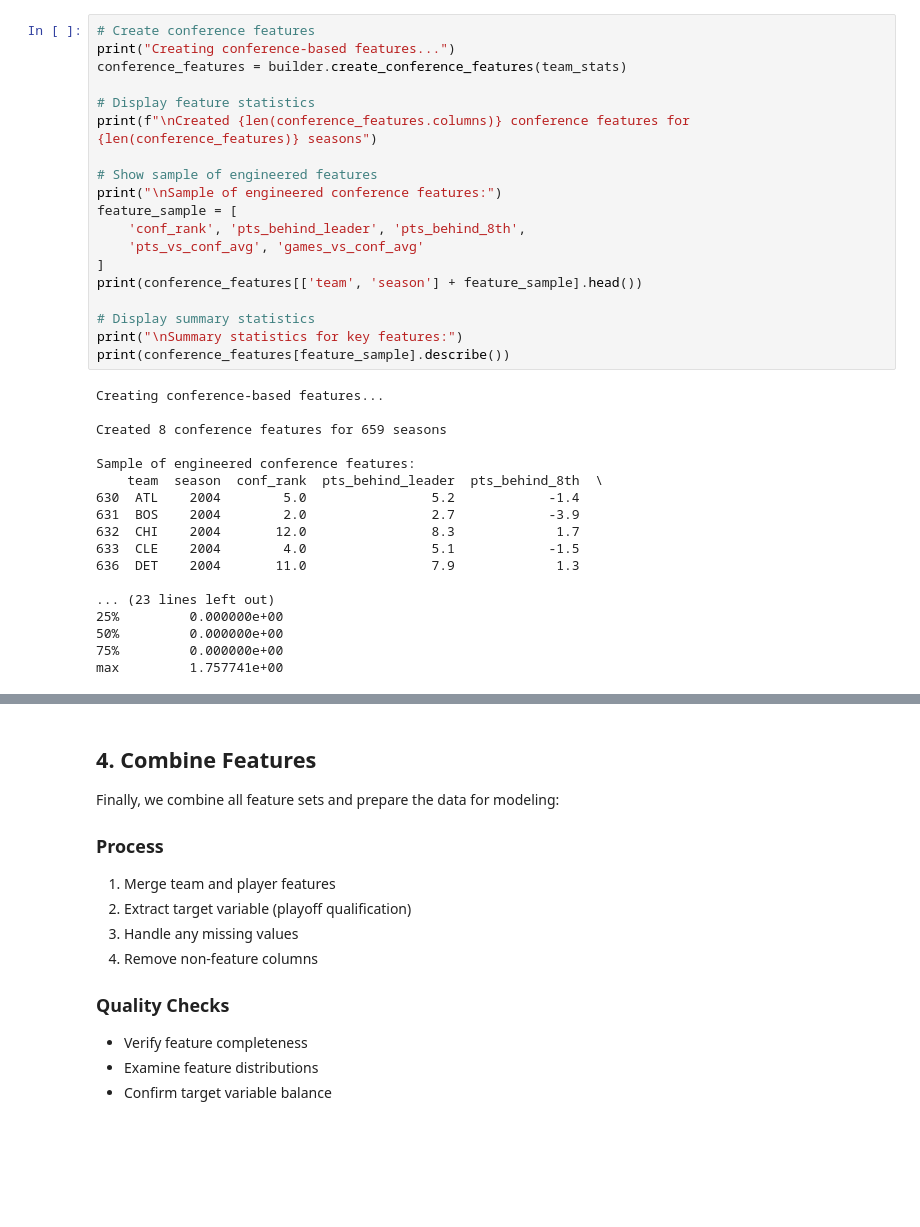
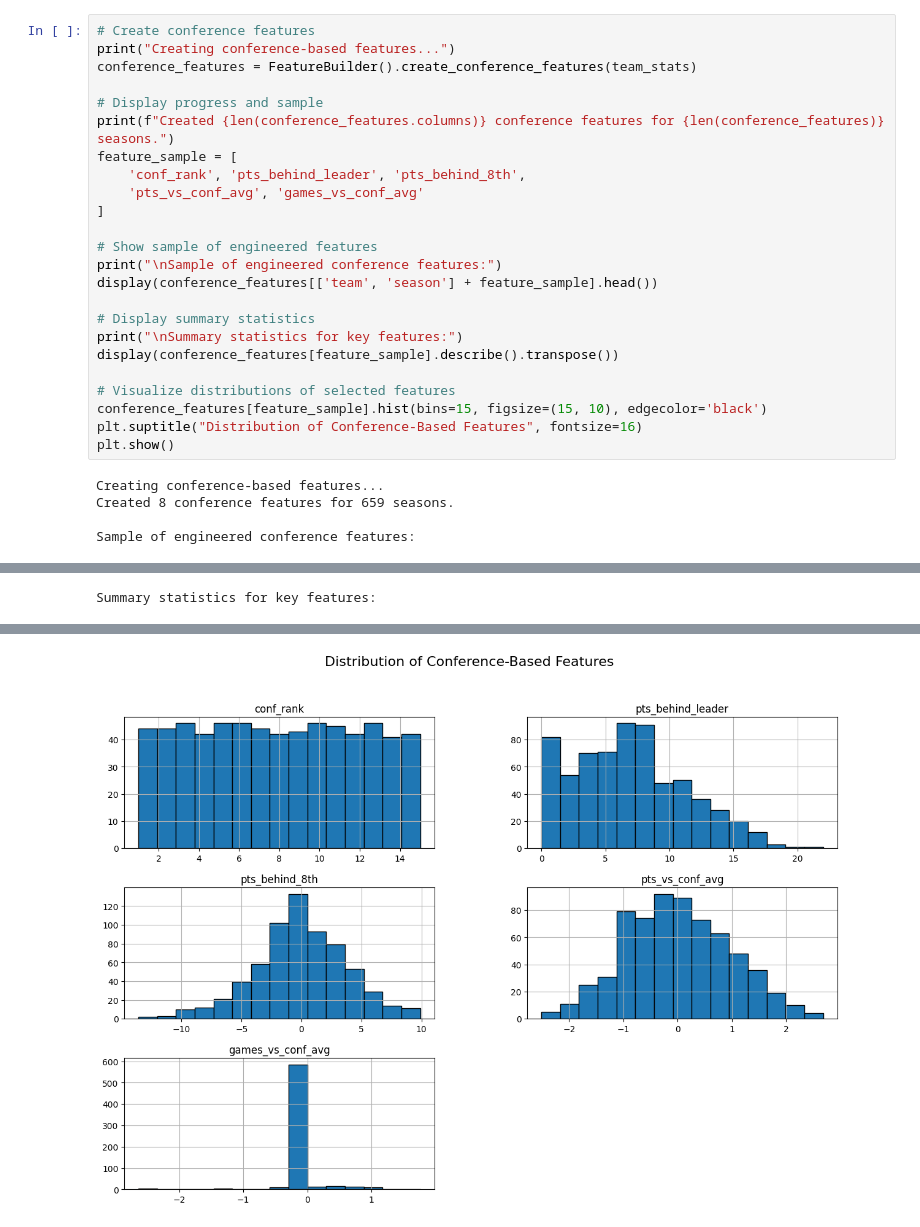
Before and after one commit to lukelittle/csca5622-final-project, a Jupyter notebook: notebooks/03_feature_engineering.ipynb, the cells around one changed output, grey strips where cells are left out. Saved outputs shown, nothing was run; the diff lists cells and outputs as text; blank space fills up the shorter version.

```diff
--- a/notebooks/03_feature_engineering.ipynb
+++ b/notebooks/03_feature_engineering.ipynb
@@ -209,37 +283,29 @@ We create conference-specific features to capture team performance within their
 # %%
 # Create conference features
 print("Creating conference-based features...")
-conference_features = builder.create_conference_features(team_stats)
+conference_features = FeatureBuilder().create_conference_features(team_stats)
 
-# Display feature statistics
-print(f"\nCreated {len(conference_features.columns)} conference features for {len(conference_features)} seasons")
-
-# Show sample of engineered features
-print("\nSample of engineered conference features:")
+# Display progress and sample
+print(f"Created {len(conference_features.columns)} conference features for {len(conference_features)} seasons.")
 feature_sample = [
     'conf_rank', 'pts_behind_leader', 'pts_behind_8th',
     'pts_vs_conf_avg', 'games_vs_conf_avg'
 ]
-print(conference_features[['team', 'season'] + feature_sample].head())
+
+# Show sample of engineered features
+print("\nSample of engineered conference features:")
+display(conference_features[['team', 'season'] + feature_sample].head())
 
 # Display summary statistics
 print("\nSummary statistics for key features:")
-print(conference_features[feature_sample].describe())
+display(conference_features[feature_sample].describe().transpose())
+
+# Visualize distributions of selected features
+conference_features[feature_sample].hist(bins=15, figsize=(15, 10), edgecolor='black')
+plt.suptitle("Distribution of Conference-Based Features", fontsize=16)
+plt.show()
 # %% [output]
 Creating conference-based features...
-
-Created 8 conference features for 659 seasons
+Created 8 conference features for 659 seasons.
 
 Sample of engineered conference features:
-    team  season  conf_rank  pts_behind_leader  pts_behind_8th  \
-630  ATL    2004        5.0                5.2            -1.4
-631  BOS    2004        2.0                2.7            -3.9
-632  CHI    2004       12.0                8.3             1.7
-633  CLE    2004        4.0                5.1            -1.5
-636  DET    2004       11.0                7.9             1.3
-
-... (23 lines left out)
-25%         0.000000e+00
-50%         0.000000e+00
-75%         0.000000e+00
-max         1.757741e+00
@@ -245,0 +318 @@ max         1.757741e+00
+Summary statistics for key features:
@@ -246,15 +325 @@ max         1.757741e+00
+[figure, added]
-# %% [markdown]
-## 4. Combine Features
-
-Finally, we combine all feature sets and prepare the data for modeling:
-
-### Process
-1. Merge team and player features
-2. Extract target variable (playoff qualification)
-3. Handle any missing values
-4. Remove non-feature columns
-
-### Quality Checks
-- Verify feature completeness
-- Examine feature distributions
-- Confirm target variable balance
```
Also changed, not shown: parts of 20 cells of this notebook, 4 other files.
